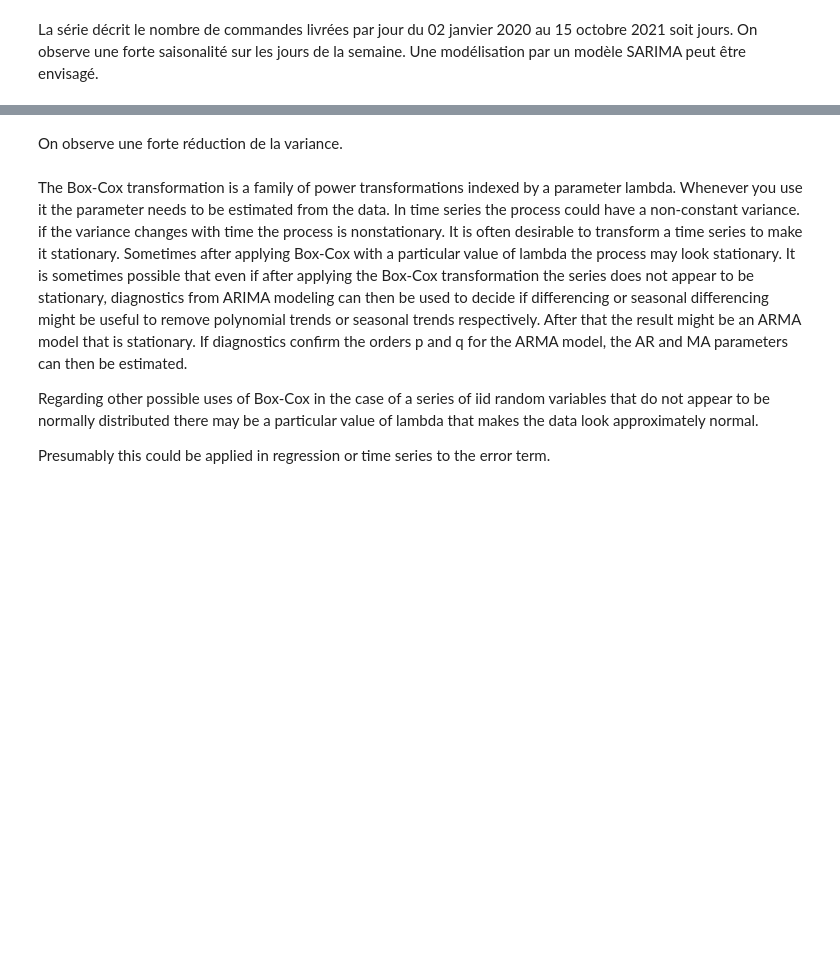
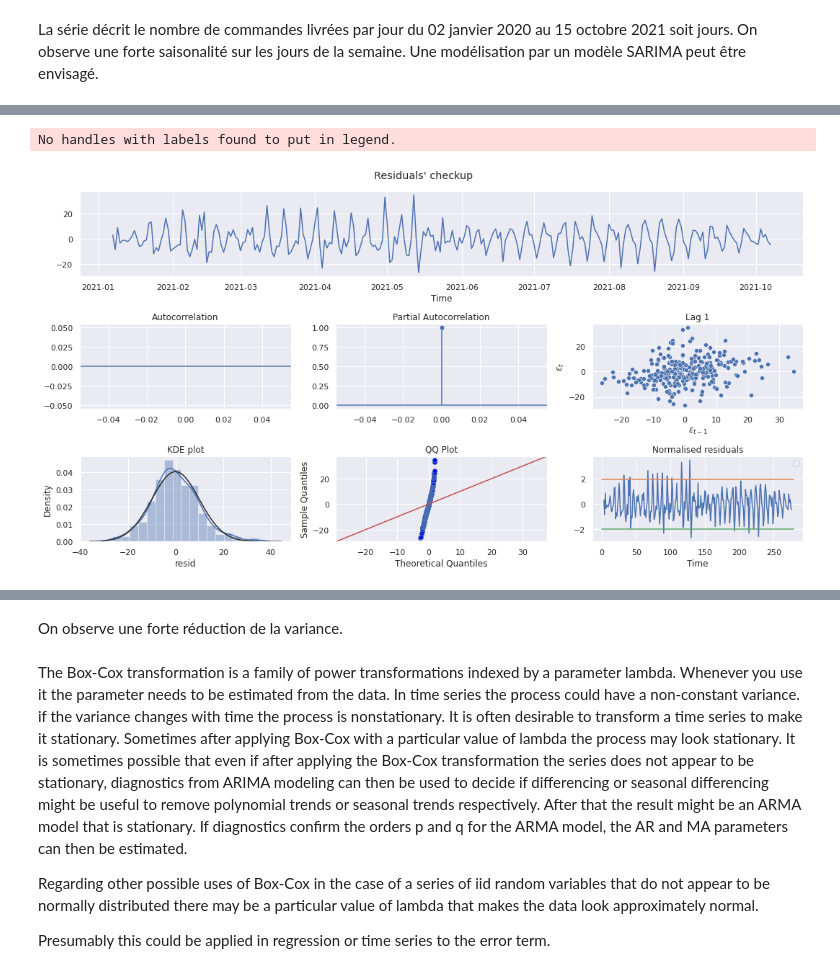
Before and after one commit to amait41/time-series, a Jupyter notebook: preprocessing.ipynb, the cells around one changed output, grey strips where cells are left out. Saved outputs shown, nothing was run; the diff lists cells and outputs as text; code cells hidden in the pictures; blank space fills up the shorter version.

```diff
--- a/preprocessing.ipynb
+++ b/preprocessing.ipynb
@@ -26 +64,7 @@ Il faut alors dans un premier temps corrigé ces problèmes d'hétéroscédastic
+# %%
+from checkup_res import checkup_res
+checkup_res(decomp.resid)
+# %% [output]
+No handles with labels found to put in legend.
+[figure, added]
 # %%
```
Also changed, not shown: parts of 18 cells of this notebook, 2 other files.
